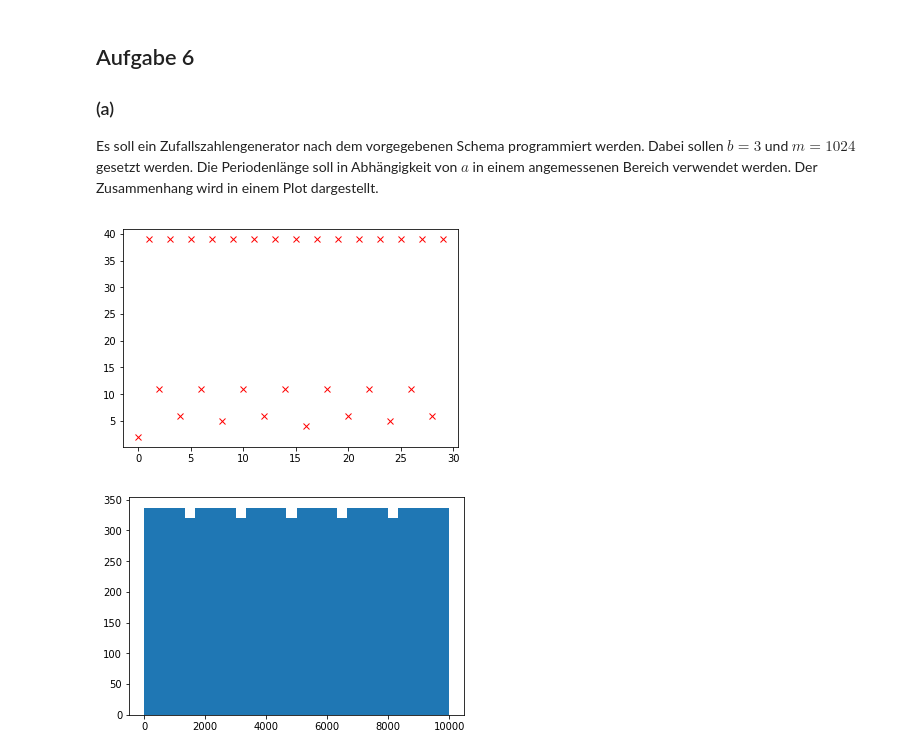
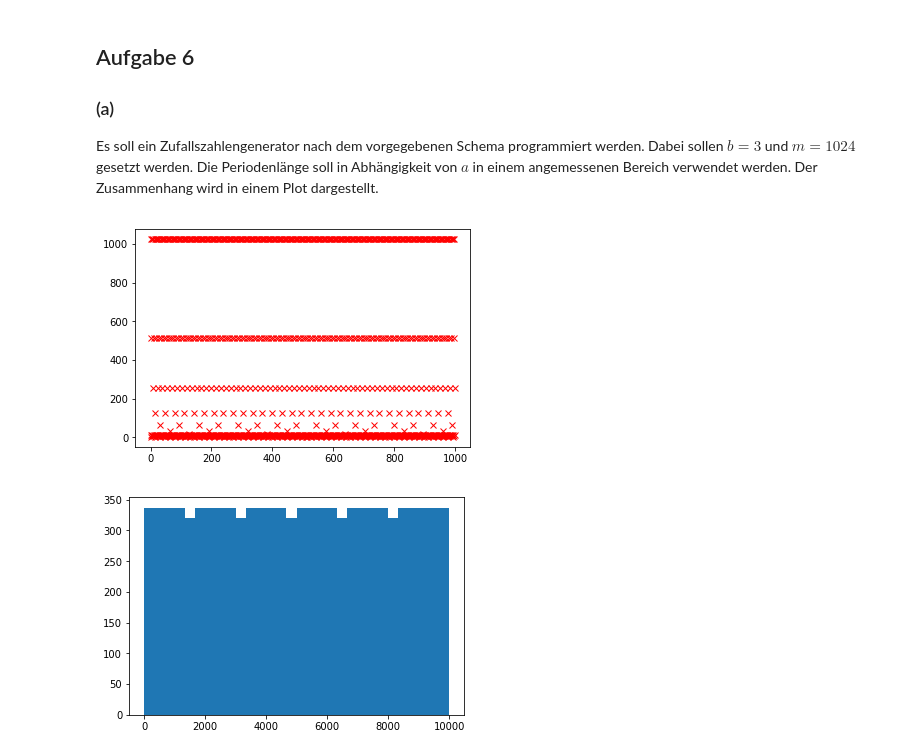
Before and after one commit to jpwgnr/SMD_Abgaben, a Jupyter notebook: Blatt3_Schubert_Herdieckerhoff_Overhoff/Blatt3.ipynb, the cells around one changed output. Saved outputs shown, nothing was run; the diff lists cells and outputs as text; code cells hidden in the pictures.

```diff
--- a/Blatt3_Schubert_Herdieckerhoff_Overhoff/Blatt3.ipynb
+++ b/Blatt3_Schubert_Herdieckerhoff_Overhoff/Blatt3.ipynb
@@ -100,33 +100,31 @@ Es soll ein Zufallszahlengenerator nach dem vorgegebenen Schema programmiert wer
 Die Periodenlänge soll in Abhängigkeit von $a$ in einem angemessenen Bereich verwendet werden.
 Der Zusammenhang wird in einem Plot dargestellt.
 # %%
-def lgc(n, a):
-    x = np.array([10])
-    for i in range(n):
-        x = np.append(x, (a*x[i]+3)%1024)
+def lgc(a):
+    x = np.array([20]) #seeed
+    for i in range(1024):
+        if (((a*x[i]+3)%1024) not in x):
+            x = np.append(x, (a*x[i]+3)%1024)
+        else:
+            break
     return x
 # %%
 # Test
-def testfunc(a, max):
-    anzahl = np.array([2])
-    for i in range(1, a):
-        for j in range(2, max):
-            if lgc(j, i)[-1] == lgc(j, i)[-2]:
-                anzahl = np.append(anzahl, j)
-                break
-            elif (j == max -1):
-                anzahl = np.append(anzahl, j)
+def testfunc(a):
+    anzahl = []
+    for i in range(0, a):
+            anzahl = np.append(anzahl, len(lgc(i)))
     return anzahl
 # %%
-b = 30
-y = testfunc(b, 40)
-a = np.arange(0, b)
+b = 1000
+y = testfunc(b)
+a = np.arange(b)
 
 plt.figure(6)
 plt.plot(a, y, "rx")
 None
 # %% [output]
-[figure, old version]
+[figure, new version]
 # %%
 def newlgc(n, seeed):
     x = np.array([seeed])
```
Also changed, not shown: parts of 2 cells of this notebook.
